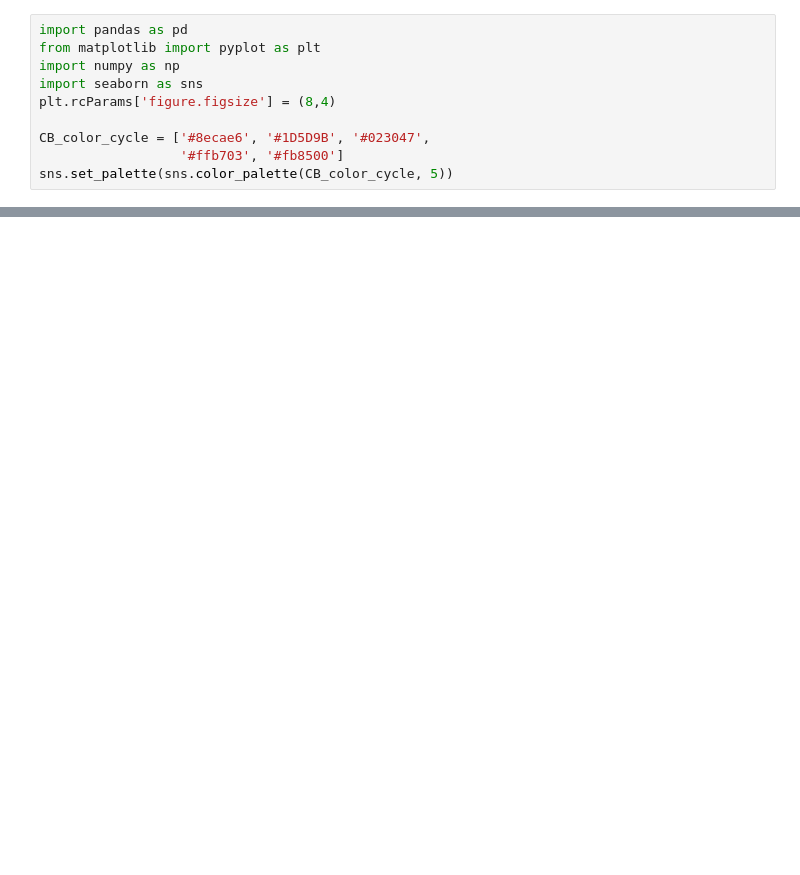
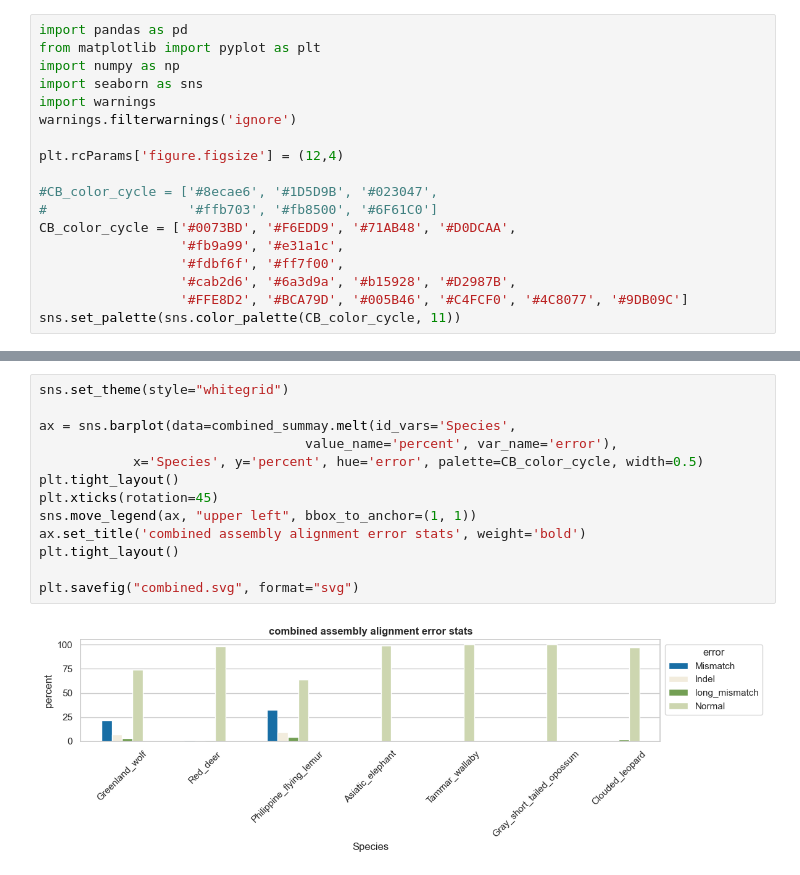
Before and after one commit to phylo-lab-usc/CloseRead_ig-assembly-eval, a Jupyter notebook: pri_comb_analysis.ipynb, the cells around one changed output, grey strips where cells are left out. Cells and saved outputs as stored; diff of their text form; blank space fills up the shorter version.

```diff
--- a/pri_comb_analysis.ipynb
+++ b/pri_comb_analysis.ipynb
@@ -3,8 +3,16 @@ import pandas as pd
 from matplotlib import pyplot as plt
 import numpy as np
 import seaborn as sns
-plt.rcParams['figure.figsize'] = (8,4)
+import warnings
+warnings.filterwarnings('ignore')
 
-CB_color_cycle = ['#8ecae6', '#1D5D9B', '#023047',
-                  '#ffb703', '#fb8500']
-sns.set_palette(sns.color_palette(CB_color_cycle, 5))
+plt.rcParams['figure.figsize'] = (12,4)
+
+#CB_color_cycle = ['#8ecae6', '#1D5D9B', '#023047',
+#                  '#ffb703', '#fb8500', '#6F61C0']
+CB_color_cycle = ['#0073BD', '#F6EDD9', '#71AB48', '#D0DCAA',
+                  '#fb9a99', '#e31a1c',
+                  '#fdbf6f', '#ff7f00',
+                  '#cab2d6', '#6a3d9a', '#b15928', '#D2987B',
+                  '#FFE8D2', '#BCA79D', '#005B46', '#C4FCF0', '#4C8077', '#9DB09C']
+sns.set_palette(sns.color_palette(CB_color_cycle, 11))
@@ -10,0 +42,15 @@ sns.set_palette(sns.color_palette(CB_color_cycle, 5))
+# %%
+sns.set_theme(style="whitegrid")
+
+ax = sns.barplot(data=combined_summay.melt(id_vars='Species',
+                                  value_name='percent', var_name='error'),
+            x='Species', y='percent', hue='error', palette=CB_color_cycle, width=0.5)
+plt.tight_layout()
+plt.xticks(rotation=45)
+sns.move_legend(ax, "upper left", bbox_to_anchor=(1, 1))
+ax.set_title('combined assembly alignment error stats', weight='bold')
+plt.tight_layout()
+
+plt.savefig("combined.svg", format="svg")
+# %% [output]
+[figure, added]
```
Also changed, not shown: parts of 16 cells of this notebook.
